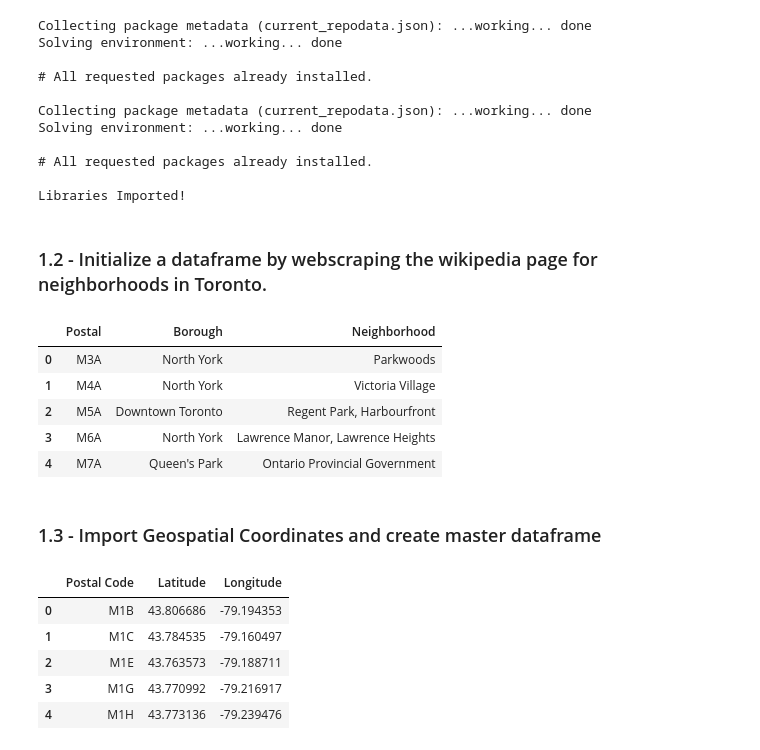
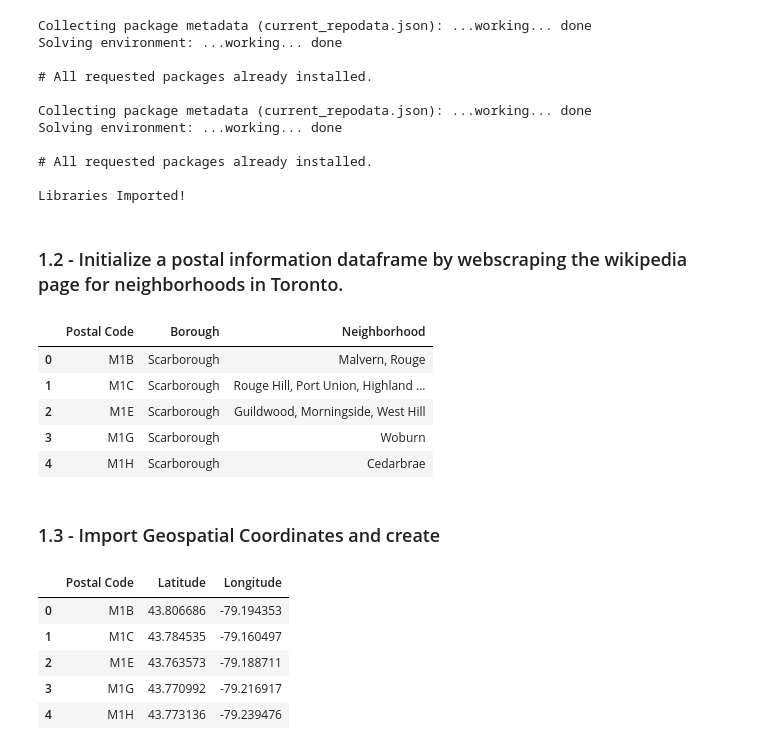
Before and after one commit to BrewerWill/The-Coffee-Shop-Problem, a Jupyter notebook: Capstone Project - The Battle of Neighborhoods.ipynb, the cells around one changed output. Saved outputs shown, nothing was run; the diff lists cells and outputs as text; code cells hidden in the pictures.

```diff
--- a/Capstone Project - The Battle of Neighborhoods.ipynb
+++ b/Capstone Project - The Battle of Neighborhoods.ipynb
@@ -64,41 +81,45 @@ Solving environment: ...working... done
 
 Libraries Imported!
 # %% [markdown]
-### 1.2 - Initialize a dataframe by webscraping the                              wikipedia page for neighborhoods in Toronto.
+### 1.2 - Initialize a postal information dataframe by webscraping the wikipedia page for neighborhoods in Toronto.
 # %%
 source = requests.get("https://en.wikipedia.org/wiki/List_of_postal_codes_of_Canada:_M").text
 soup = BeautifulSoup(source, 'lxml')
 
 table_contents = []
 table = soup.find('table')
 
 for cell in table.findAll('td'):
 
     content = {}
 
     if cell.span.text == "Not assigned":
         pass
     else:
         content['Postal'] = cell.p.text[:3]
         content['Borough'] = (cell.span.text).split("(")[0]
         content['Neighborhood'] = (((((cell.span.text).split('(')[1]).strip(')')).replace(' /',',')).replace(')',' ')).strip(' ')
         table_contents.append(content)
 
-df = pd.DataFrame(table_contents)
-df['Borough'] = df['Borough'].replace({'Downtown TorontoStn A PO Boxes25 The Esplanade':'Downtown Toronto Stn A',
+df_geo_info = pd.DataFrame(table_contents)
+df_geo_info['Borough'] = df_geo_info['Borough'].replace({'Downtown TorontoStn A PO Boxes25 The Esplanade':'Downtown Toronto Stn A',
                                              'East TorontoBusiness reply mail Processing Centre969 Eastern':'East Toronto Business',
                                              'EtobicokeNorthwest':'Etobicoke Northwest','East YorkEast Toronto':'East York/East Toronto',
                                              'MississaugaCanada Post Gateway Processing Centre':'Mississauga'})
 
-df.head()
+df_geo_info = df_geo_info.sort_values(by=['Postal'])
+df_geo_info = df_geo_info.reset_index()
+df_geo_info = df_geo_info.drop(columns=['index'])
+df_geo_info = df_geo_info.rename(columns={"Postal":"Postal Code"})
+df_geo_info.head()
 # %% [output]
-|  | Postal | Borough | Neighborhood |
-| 0 | M3A | North York | Parkwoods |
-| 1 | M4A | North York | Victoria Village |
-| 2 | M5A | Downtown Toronto | Regent Park, Harbourfront |
-| 3 | M6A | North York | Lawrence Manor, Lawrence Heights |
-| 4 | M7A | Queen's Park | Ontario Provincial Government |
+|  | Postal Code | Borough | Neighborhood |
+| 0 | M1B | Scarborough | Malvern, Rouge |
+| 1 | M1C | Scarborough | Rouge Hill, Port Union, Highland ... |
+| 2 | M1E | Scarborough | Guildwood, Morningside, West Hill |
+| 3 | M1G | Scarborough | Woburn |
+| 4 | M1H | Scarborough | Cedarbrae |
 # %% [markdown]
-### 1.3 - Import Geospatial Coordinates and create master dataframe
+### 1.3 - Import Geospatial Coordinates and create
 # %%
 df_geo_coor = pd.read_csv("./Geospatial_Coordinates.csv")
```
Also changed, not shown: parts of 74 cells of this notebook.
